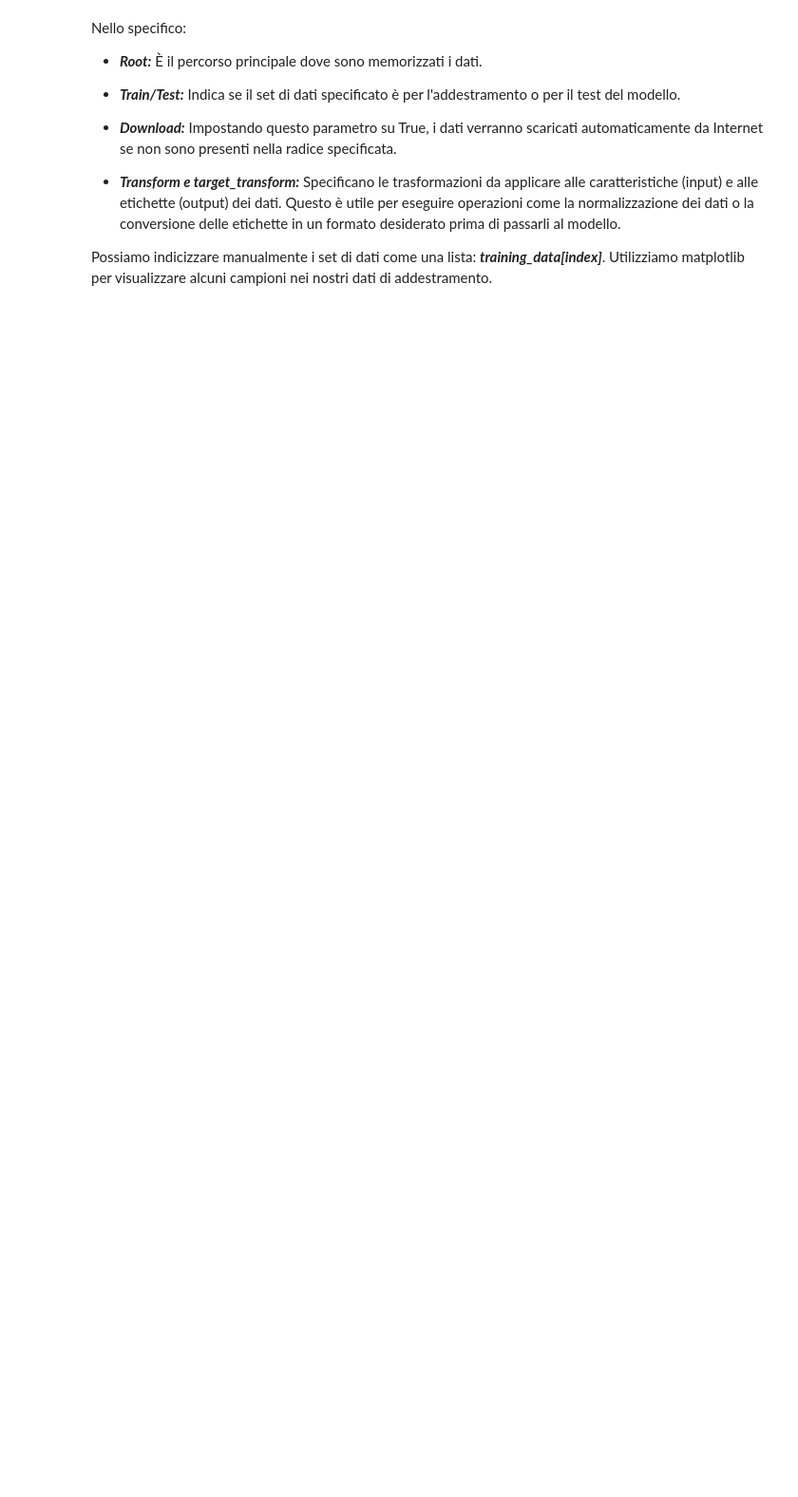
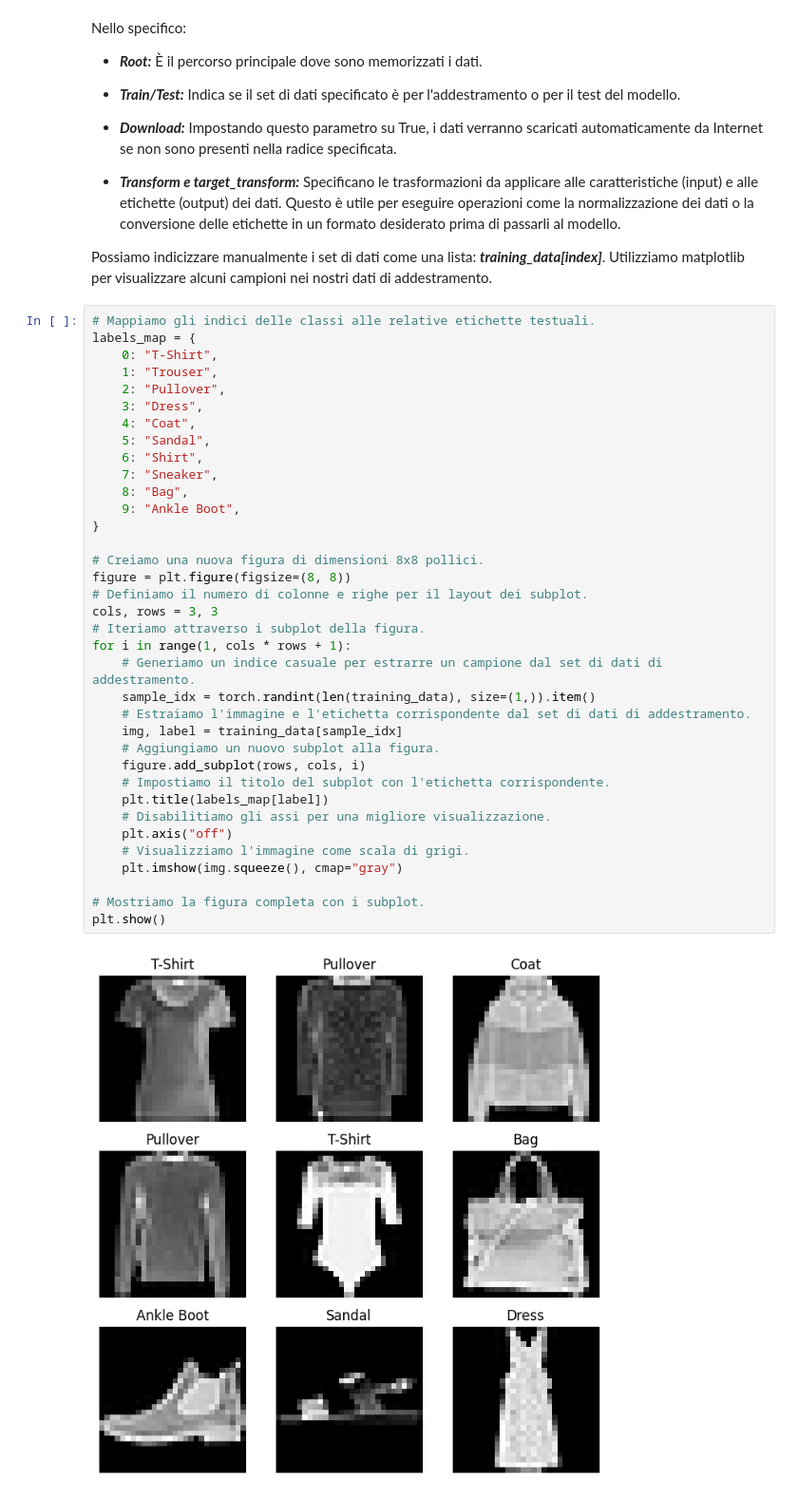
Before and after one commit to alessiovetrano/Pytorch_ML_BCourse, a Jupyter notebook: Lessons/ML_2_dataset_dataloader.ipynb, the cells around one changed output. Shown at 95% size. Saved outputs shown, nothing was run; the diff lists cells and outputs as text; blank space fills up the shorter version.

```diff
--- a/Lessons/ML_2_dataset_dataloader.ipynb
+++ b/Lessons/ML_2_dataset_dataloader.ipynb
@@ -87,3 +67,41 @@ Nello specifico:
 
 
 Possiamo indicizzare manualmente i set di dati come una lista: ***training_data[index]***. Utilizziamo matplotlib per visualizzare alcuni campioni nei nostri dati di addestramento.
+# %%
+# Mappiamo gli indici delle classi alle relative etichette testuali.
+labels_map = {
+    0: "T-Shirt",
+    1: "Trouser",
+    2: "Pullover",
+    3: "Dress",
+    4: "Coat",
+    5: "Sandal",
+    6: "Shirt",
+    7: "Sneaker",
+    8: "Bag",
+    9: "Ankle Boot",
+}
+
+# Creiamo una nuova figura di dimensioni 8x8 pollici.
+figure = plt.figure(figsize=(8, 8))
+# Definiamo il numero di colonne e righe per il layout dei subplot.
+cols, rows = 3, 3
+# Iteriamo attraverso i subplot della figura.
+for i in range(1, cols * rows + 1):
+    # Generiamo un indice casuale per estrarre un campione dal set di dati di addestramento.
+    sample_idx = torch.randint(len(training_data), size=(1,)).item()
+    # Estraiamo l'immagine e l'etichetta corrispondente dal set di dati di addestramento.
+    img, label = training_data[sample_idx]
+    # Aggiungiamo un nuovo subplot alla figura.
+    figure.add_subplot(rows, cols, i)
+    # Impostiamo il titolo del subplot con l'etichetta corrispondente.
+    plt.title(labels_map[label])
+    # Disabilitiamo gli assi per una migliore visualizzazione.
+    plt.axis("off")
+    # Visualizziamo l'immagine come scala di grigi.
+    plt.imshow(img.squeeze(), cmap="gray")
+
+# Mostriamo la figura completa con i subplot.
+plt.show()
+# %% [output]
+[figure, added]
```
Also changed, not shown: parts of 2 cells of this notebook.
